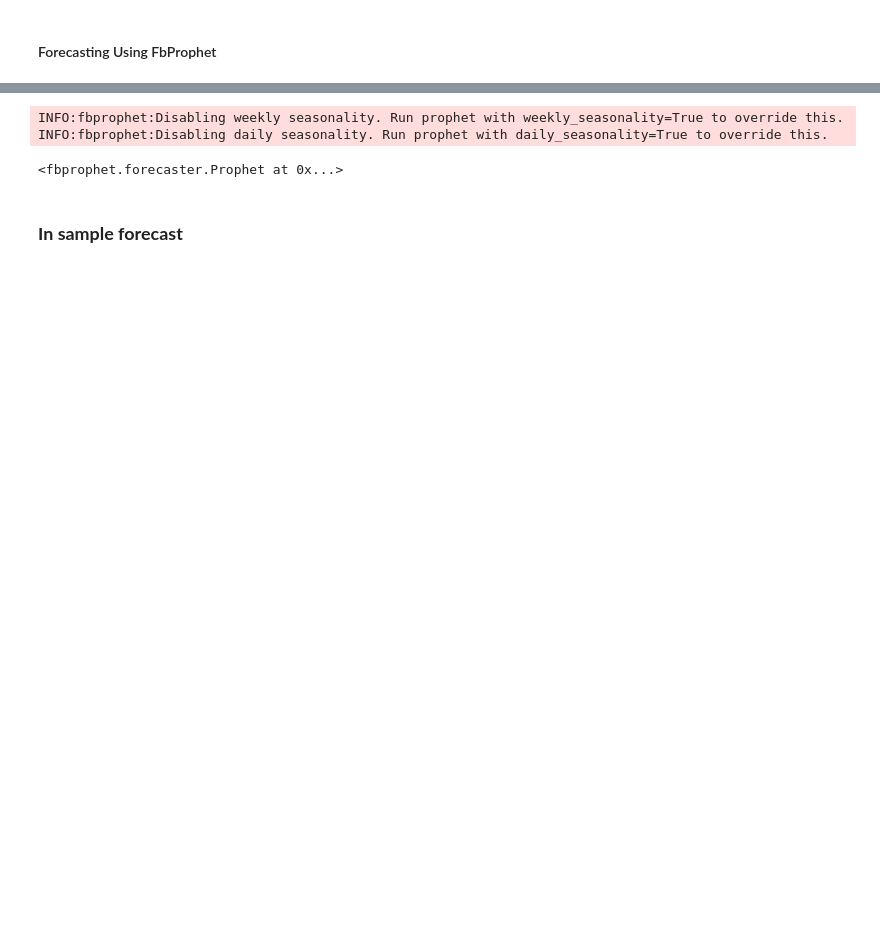
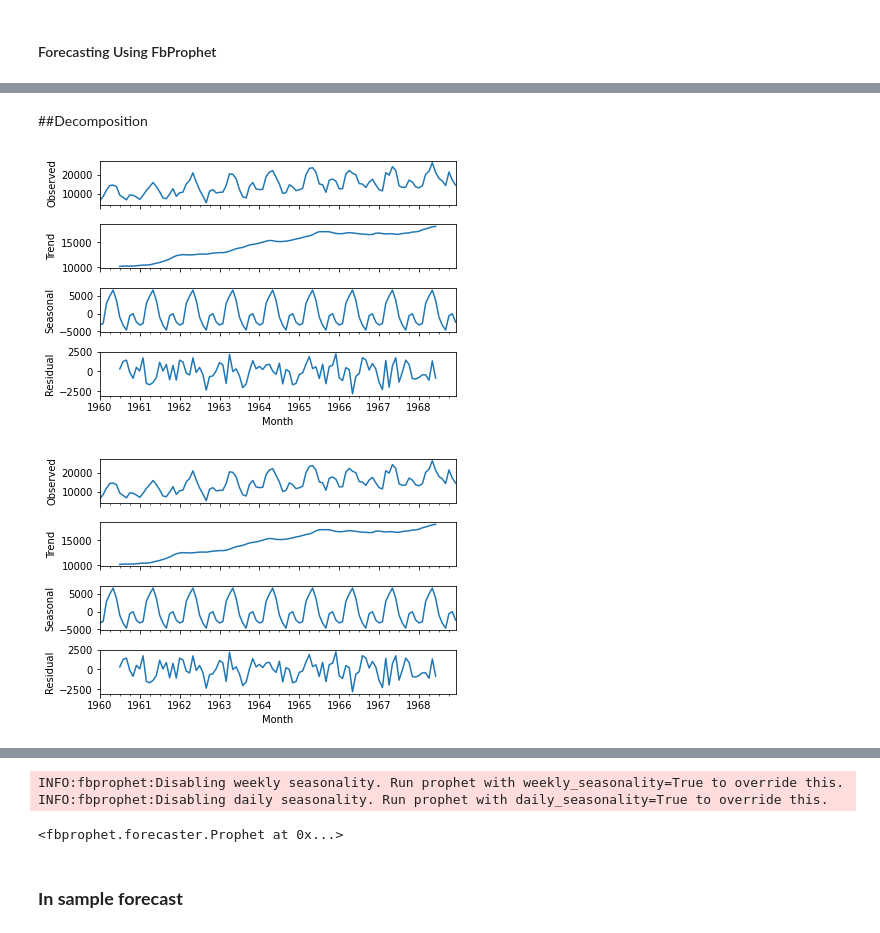
Before and after one commit to pongsrue/Automated_Tools-, a Jupyter notebook: Module3_2.ipynb, the cells around one changed output, grey strips where cells are left out. Saved outputs shown, nothing was run; the diff lists cells and outputs as text; code cells hidden in the pictures; blank space fills up the shorter version.

```diff
--- a/Module3_2.ipynb
+++ b/Module3_2.ipynb
@@ -43,0 +51,7 @@ print(df)
+# %%
+df1 = df.copy()
+df1.set_index('Month',inplace=True)
+df1.index=pd.to_datetime(df1.index)
+df1.dropna(inplace=True)
+#Show new df after changing the index
+print(df1)
@@ -43,0 +74,10 @@ print(df)
+# %% [markdown]
+##Decomposition
+# %%
+from statsmodels.tsa.seasonal import seasonal_decompose
+
+result = seasonal_decompose(df1['Sales'],  model='additive')
+result.plot()
+# %% [output]
+[figure, added]
+[figure, added]
```
Also changed, not shown: parts of 22 cells of this notebook.
